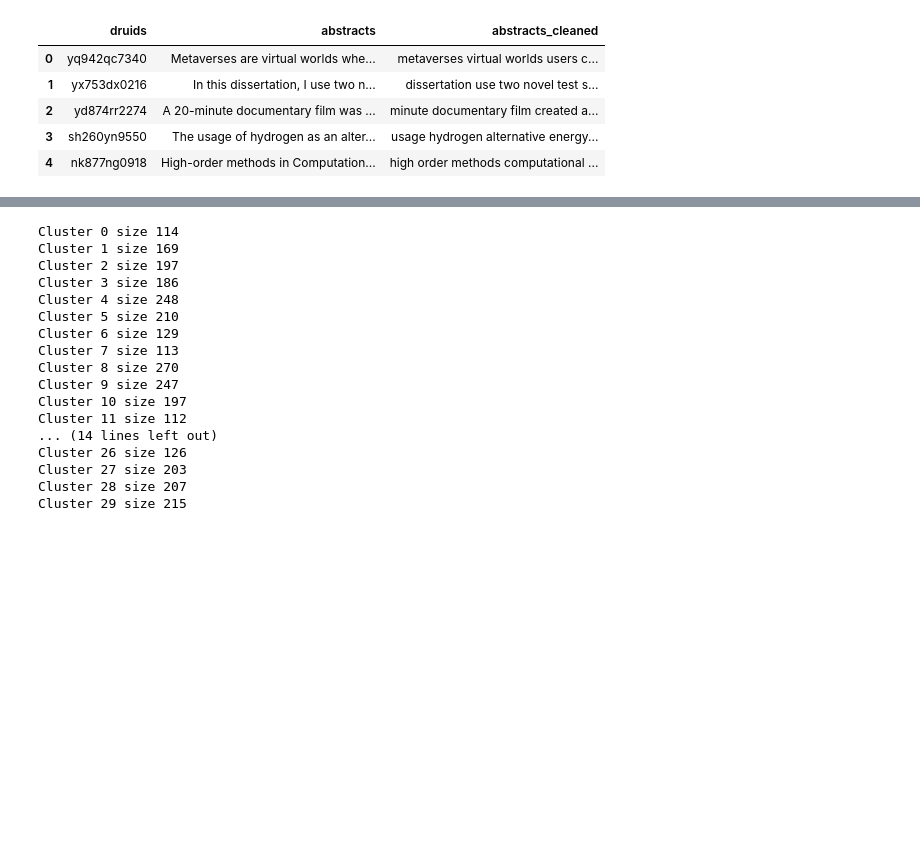
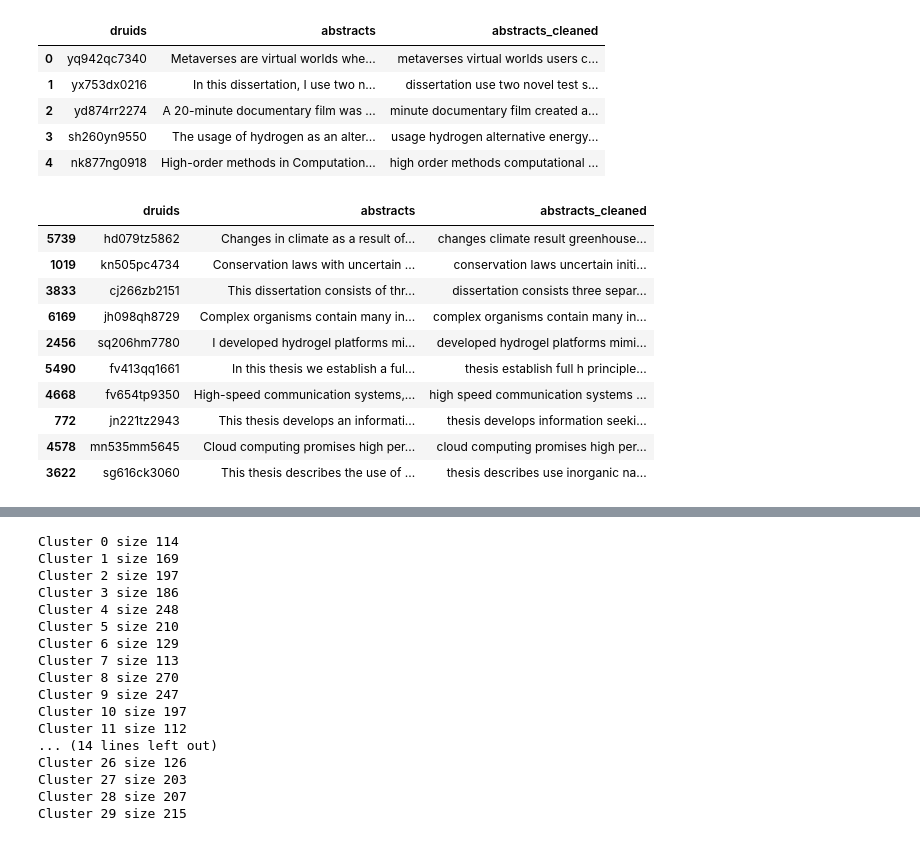
Before and after one commit to sul-dlss-labs/ai-etd, a Jupyter notebook: 06_similarity.ipynb, the cells around one changed output, grey strips where cells are left out. Drawn from its saved outputs; the diff is of its cells as text; code cells hidden in the pictures; blank space fills up the shorter version.

```diff
--- a/06_similarity.ipynb
+++ b/06_similarity.ipynb
@@ -306,3 +326,17 @@ abstracts_df.head()
 | 2 | yd874rr2274 | A 20-minute documentary film was ... | minute documentary film created a... |
 | 3 | sh260yn9550 | The usage of hydrogen as an alter... | usage hydrogen alternative energy... |
 | 4 | nk877ng0918 | High-order methods in Computation... | high order methods computational ... |
+# %%
+abstracts_df.sample(10)
+# %% [output]
+|  | druids | abstracts | abstracts_cleaned |
+| 5739 | hd079tz5862 | Changes in climate as a result of... | changes climate result greenhouse... |
+| 1019 | kn505pc4734 | Conservation laws with uncertain ... | conservation laws uncertain initi... |
+| 3833 | cj266zb2151 | This dissertation consists of thr... | dissertation consists three separ... |
+| 6169 | jh098qh8729 | Complex organisms contain many in... | complex organisms contain many in... |
+| 2456 | sq206hm7780 | I developed hydrogel platforms mi... | developed hydrogel platforms mimi... |
+| 5490 | fv413qq1661 | In this thesis we establish a ful... | thesis establish full h principle... |
+| 4668 | fv654tp9350 | High-speed communication systems,... | high speed communication systems ... |
+| 772 | jn221tz2943 | This thesis develops an informati... | thesis develops information seeki... |
+| 4578 | mn535mm5645 | Cloud computing promises high per... | cloud computing promises high per... |
+| 3622 | sg616ck3060 | This thesis describes the use of ... | thesis describes use inorganic na... |
```
Also changed, not shown: parts of 14 cells of this notebook, 8 other files.
